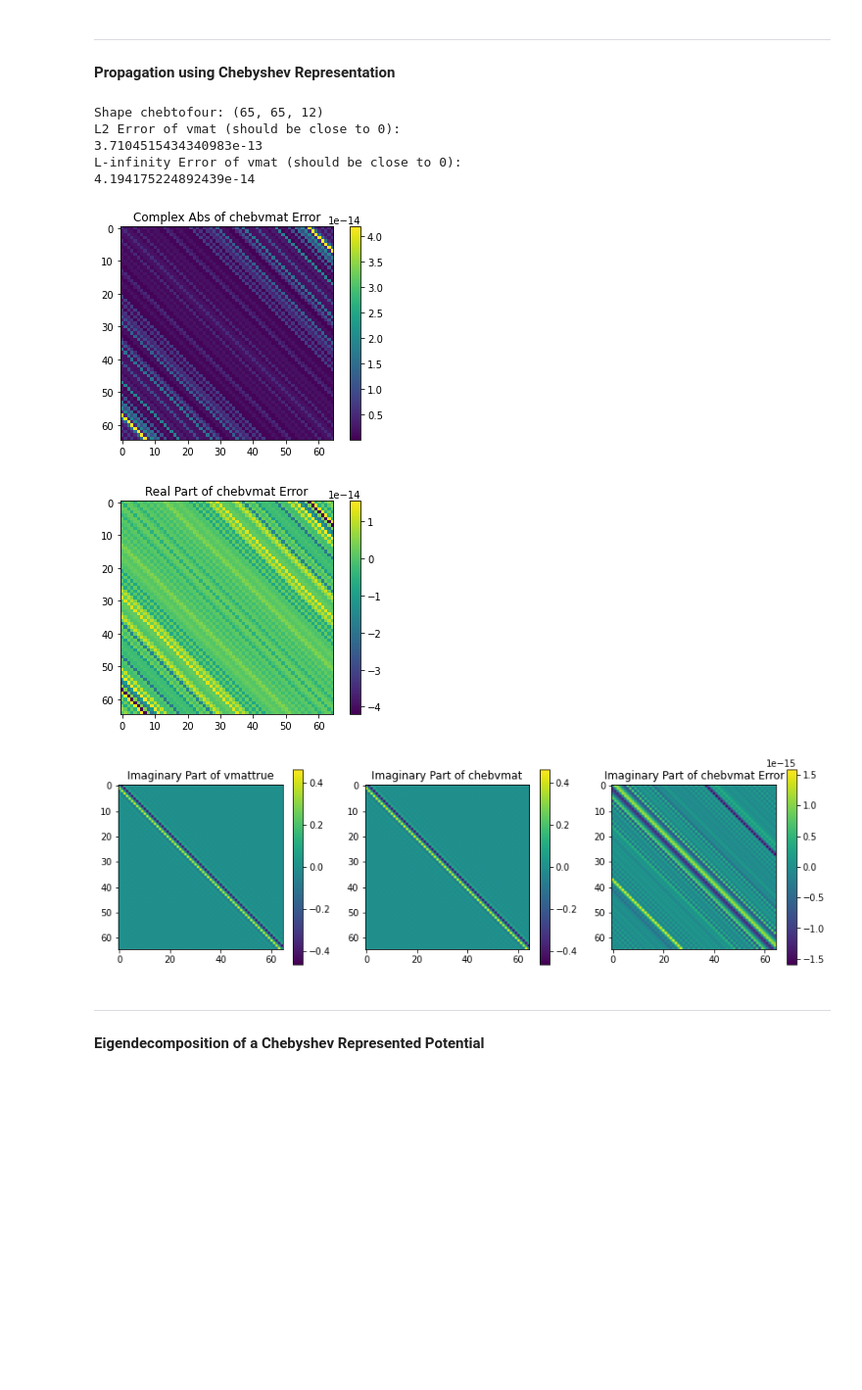
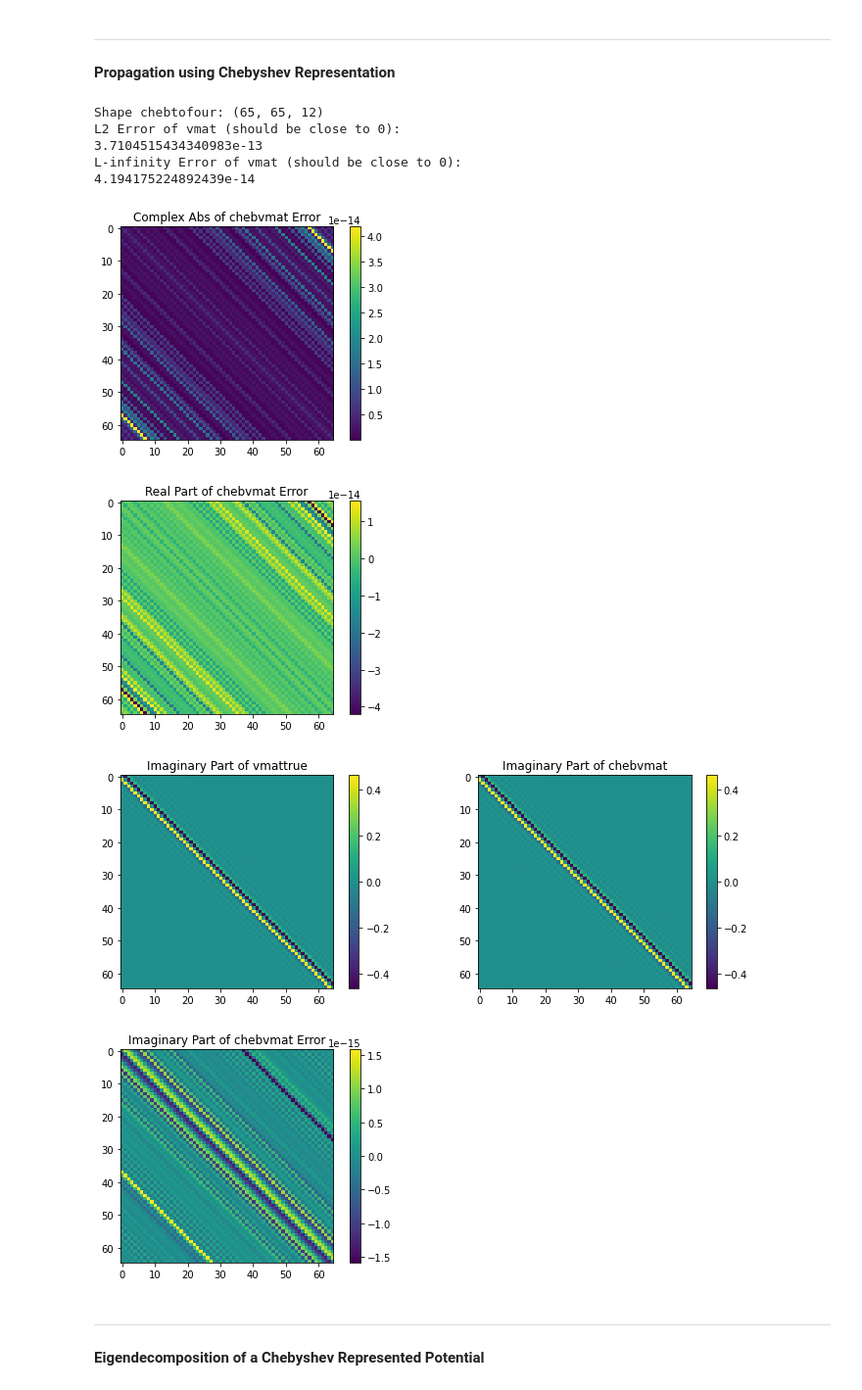
Before and after one commit to kbcollins/tdse, a Jupyter notebook: chebyshev/tdse-adj-cheb-main-2-kbc.ipynb, the cells around one changed output. Shown: that part at 98% size. Cells and saved outputs as stored; diff of their text form; code cells hidden in the pictures; blank space fills up the shorter version.

```diff
--- a/chebyshev/tdse-adj-cheb-main-2-kbc.ipynb
+++ b/chebyshev/tdse-adj-cheb-main-2-kbc.ipynb
@@ -407,38 +396,46 @@ print('L-infinity Error of vmat (should be close to 0):', np.max(np.abs(vmattrue
 
 plt.imshow(np.abs(vmattrue - chebvmat))
 plt.colorbar()
 plt.title('Complex Abs of chebvmat Error')
 plt.show()
 
 plt.imshow(np.real(vmattrue - chebvmat))
 plt.colorbar()
 plt.title('Real Part of chebvmat Error')
 plt.show()
 
-fig, axs = plt.subplots(1, 3, figsize=(14, 4))
+fig, axs = plt.subplots(1, 2, figsize=(12, 4))
 
 im0 = axs[0].imshow(np.imag(vmattrue))
 fig.colorbar(im0, ax=axs[0])
 axs[0].set_title('Imaginary Part of vmattrue')
 
 im1 = axs[1].imshow(np.imag(chebvmat))
 fig.colorbar(im1, ax=axs[1])
 axs[1].set_title('Imaginary Part of chebvmat')
 
-im2 = axs[2].imshow(np.imag(vmattrue - chebvmat))
-fig.colorbar(im2, ax=axs[2])
-axs[2].set_title('Imaginary Part of chebvmat Error')
+# im2 = axs[2].imshow(np.imag(vmattrue - chebvmat))
+# fig.colorbar(im2, ax=axs[2])
+# axs[2].set_title('Imaginary Part of chebvmat Error')
 
 plt.show()
+
+
+plt.imshow(np.imag(vmattrue - chebvmat))
+plt.colorbar()
+plt.title('Imaginary Part of chebvmat Error')
+
+plt.show()
 # %% [output]
 Shape chebtofour: (65, 65, 12)
 L2 Error of vmat (should be close to 0):
 3.7104515434340983e-13
 L-infinity Error of vmat (should be close to 0):
 4.194175224892439e-14
 [figure]
 [figure]
-[figure, old version]
+[figure, new version]
+[figure, added]
 # %% [markdown]
 ---
 **Eigendecomposition of a Chebyshev Represented Potential**
```
Also changed, not shown: parts of 35 cells of this notebook.
